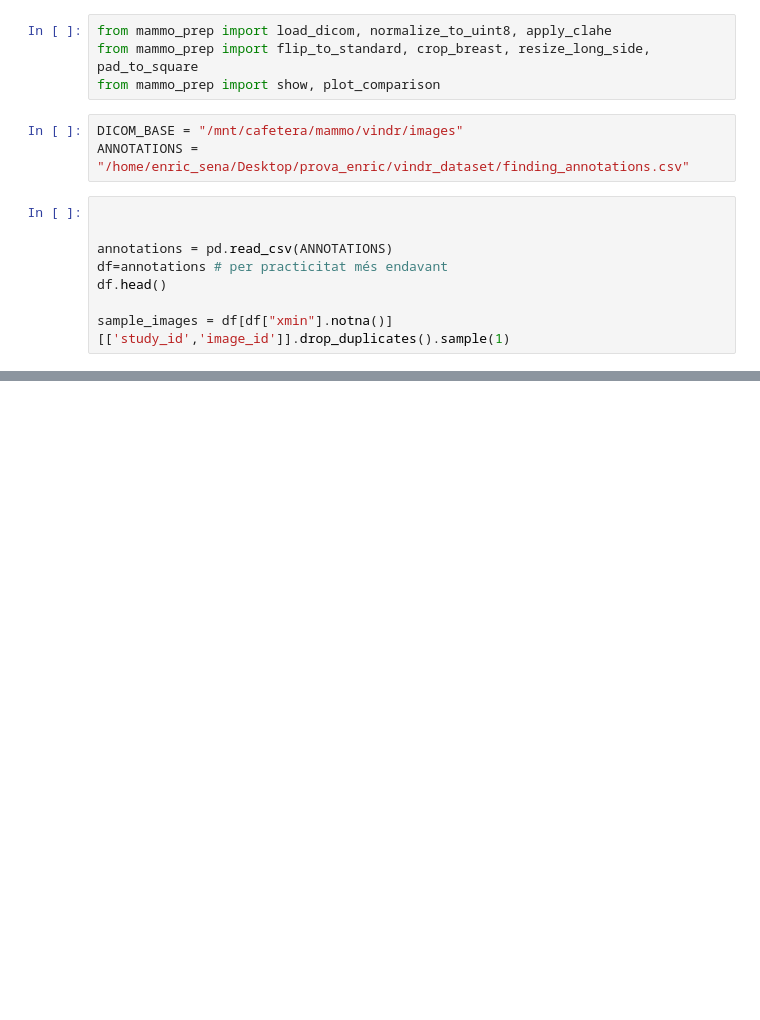
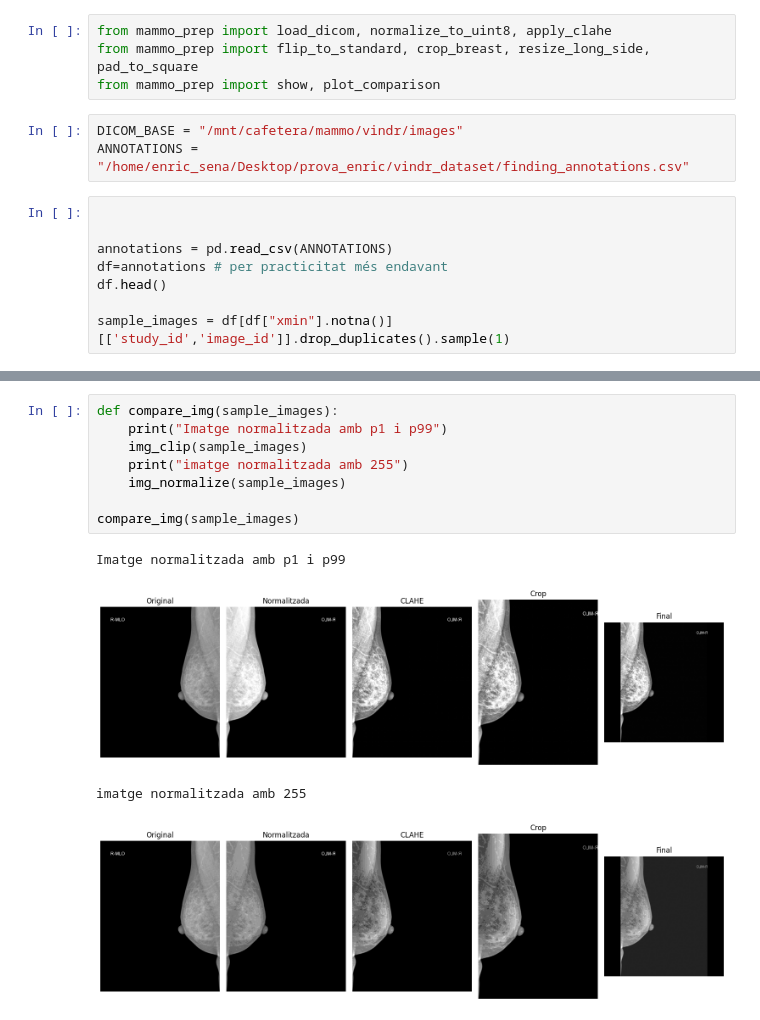
Before and after one commit to Senna256/Mammo, a Jupyter notebook: vindr_dataset/Sample_preprocess.ipynb, the cells around one changed output, grey strips where cells are left out. Cells and saved outputs as stored; diff of their text form; blank space fills up the shorter version.

```diff
--- a/vindr_dataset/Sample_preprocess.ipynb
+++ b/vindr_dataset/Sample_preprocess.ipynb
@@ -42,3 +80,16 @@ for _, row in sample_images.iterrows():
+# %%
+def compare_img(sample_images):
+    print("Imatge normalitzada amb p1 i p99")
+    img_clip(sample_images)
+    print("imatge normalitzada amb 255")
+    img_normalize(sample_images)
+
+compare_img(sample_images)
+# %% [output]
+Imatge normalitzada amb p1 i p99
+[figure, added]
+imatge normalitzada amb 255
+[figure, added]
 # %%
 ## 3D visualization
 
```
Also changed, not shown: parts of 5 cells of this notebook, 3 other files.
